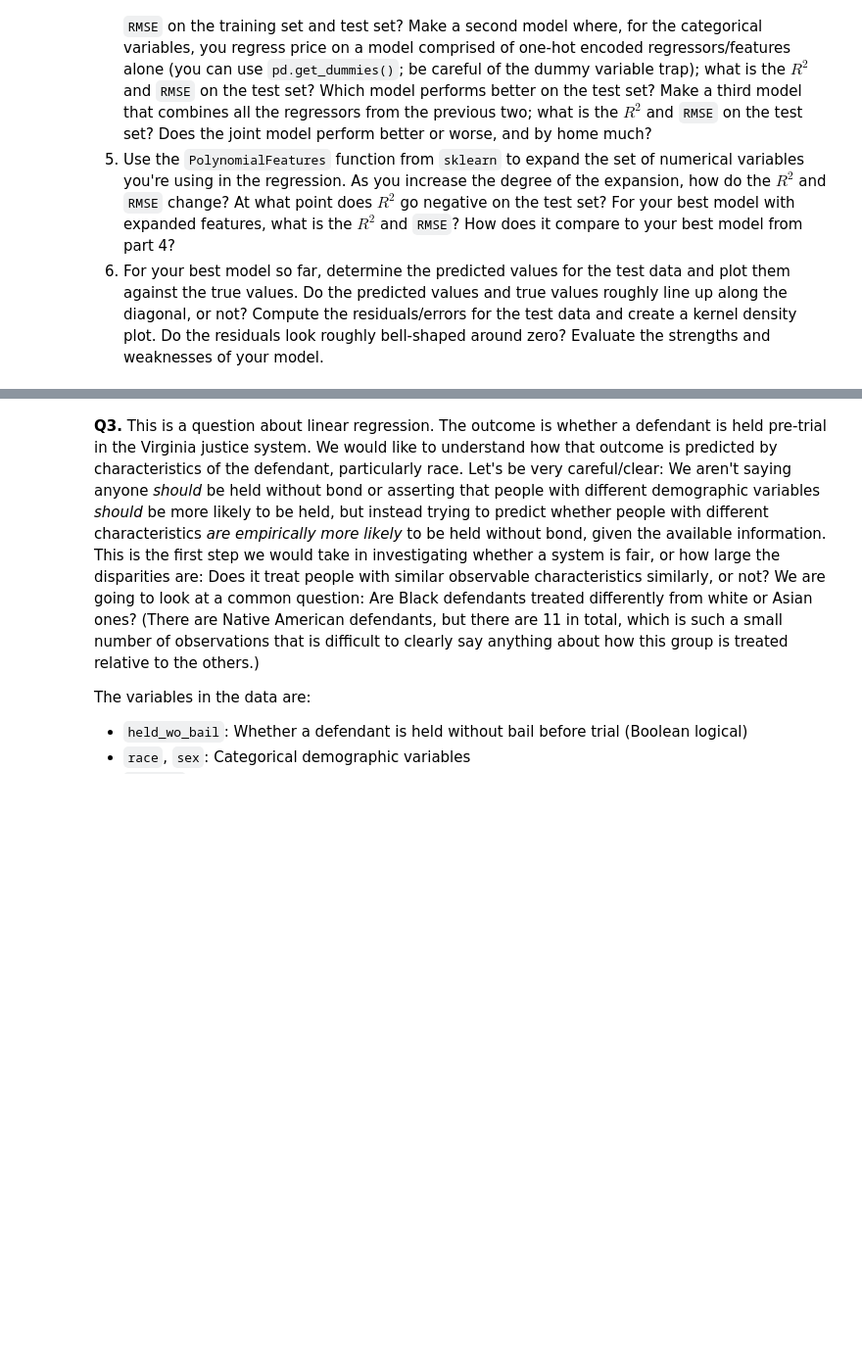
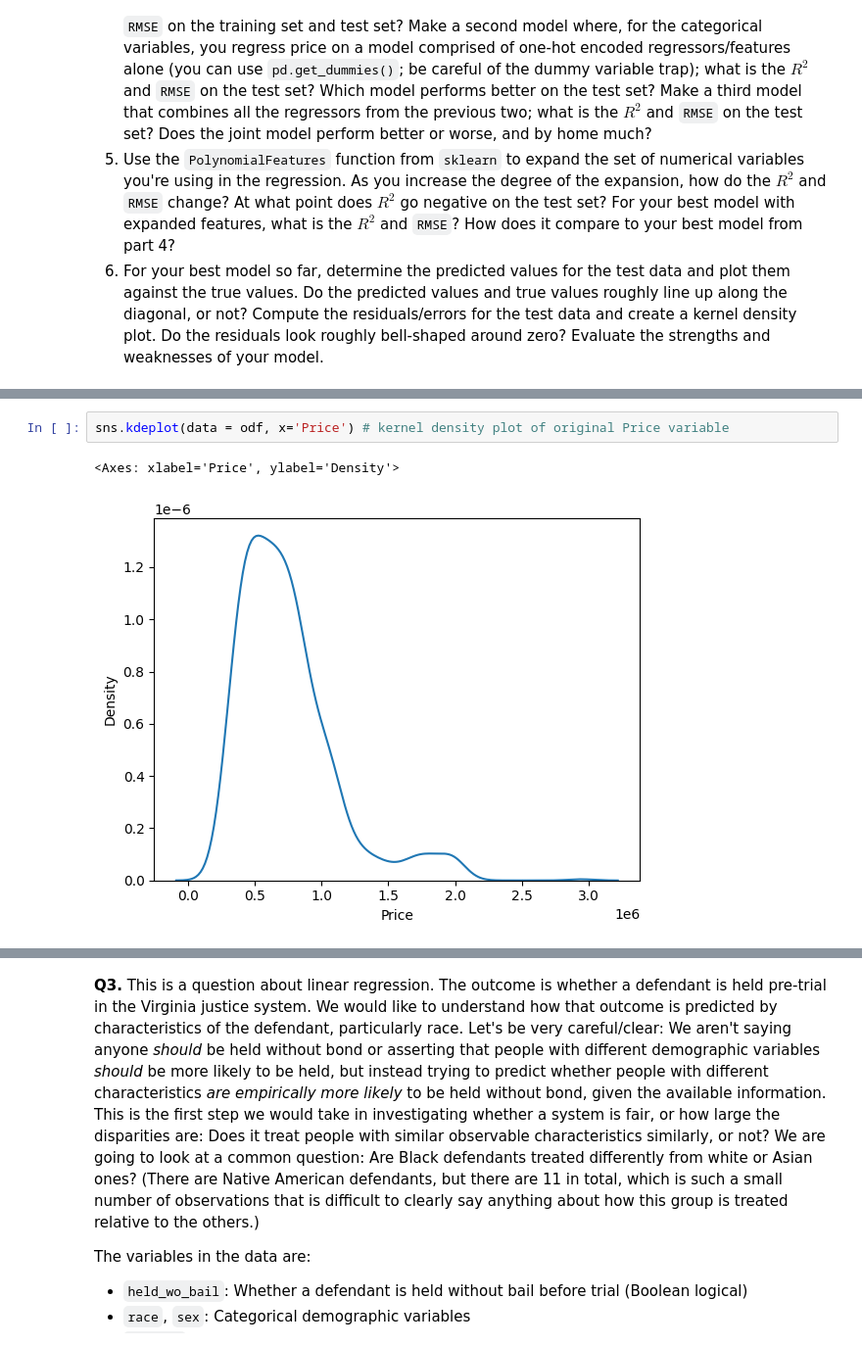
Before and after one commit to ashleyr05/linearRegression, a Jupyter notebook: assignment.ipynb, the cells around one changed output, grey strips where cells are left out. Shown at 98% size. Drawn from its saved outputs; the diff is of its cells as text; blank space fills up the shorter version.

```diff
--- a/assignment.ipynb
+++ b/assignment.ipynb
@@ -205,0 +267,5 @@ In part 4, the coefficient on Review Scores Rating is 1.032. In part 5, the coef
+# %%
+sns.kdeplot(data = odf, x='Price') # kernel density plot of original Price variable
+# %% [output]
+<Axes: xlabel='Price', ylabel='Density'>
+[figure, added]
```
Also changed, not shown: parts of 16 cells of this notebook.
